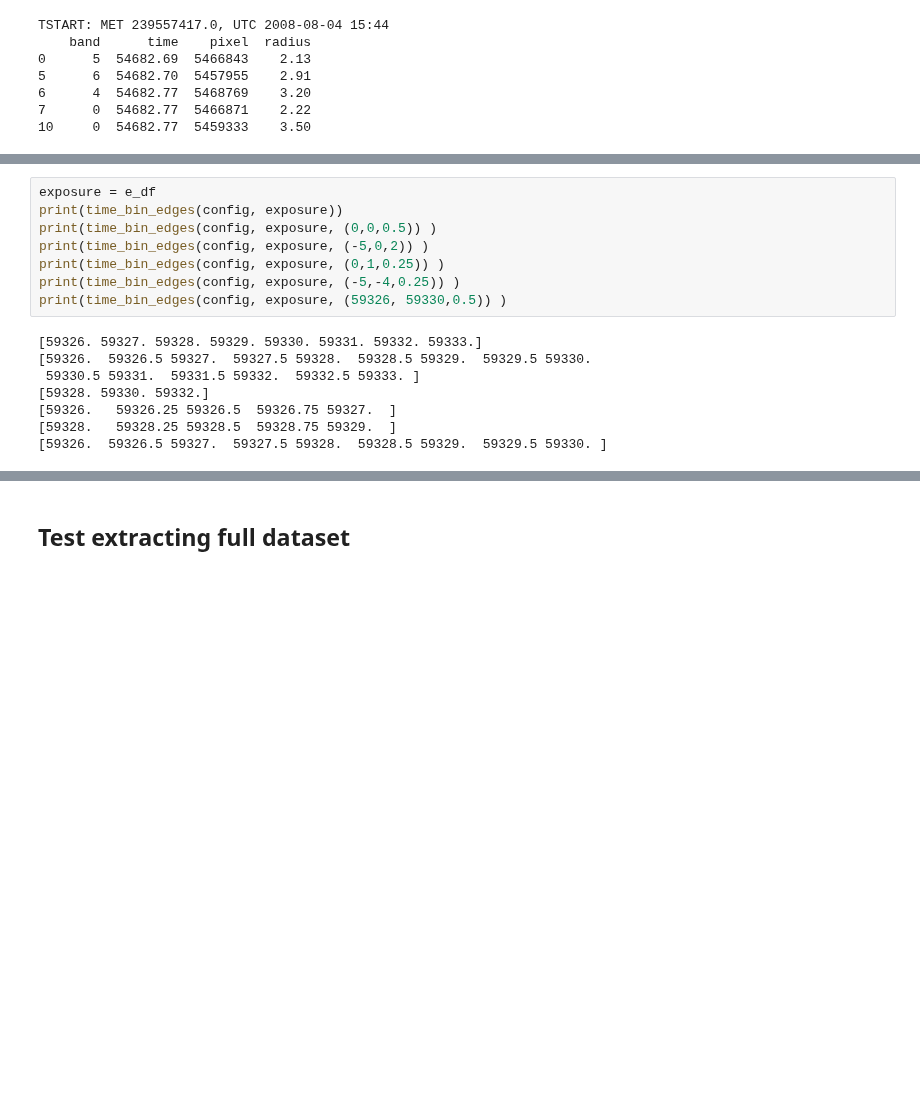
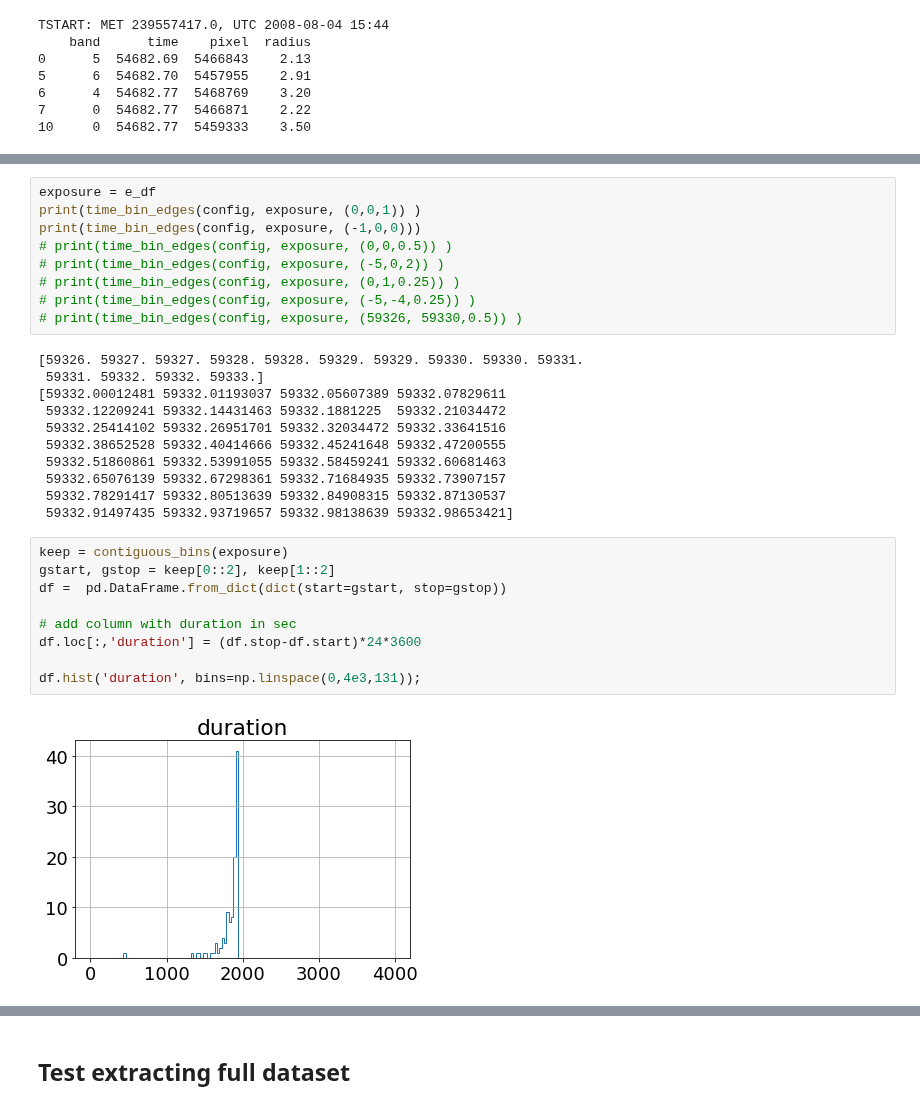
Before and after one commit to tburnett/wtlike, a Jupyter notebook: nbs/03_source_data.ipynb, the cells around one changed output, grey strips where cells are left out. Saved outputs shown, nothing was run; the diff lists cells and outputs as text; blank space fills up the shorter version.

```diff
--- a/nbs/03_source_data.ipynb
+++ b/nbs/03_source_data.ipynb
@@ -294,16 +327,31 @@ def time_bin_edges(config, exposure, tbin=(0,0,1)):
 # %%
 exposure = e_df
-print(time_bin_edges(config, exposure))
-print(time_bin_edges(config, exposure, (0,0,0.5)) )
-print(time_bin_edges(config, exposure, (-5,0,2)) )
-print(time_bin_edges(config, exposure, (0,1,0.25)) )
-print(time_bin_edges(config, exposure, (-5,-4,0.25)) )
-print(time_bin_edges(config, exposure, (59326, 59330,0.5)) )
+print(time_bin_edges(config, exposure, (0,0,1)) )
+print(time_bin_edges(config, exposure, (-1,0,0)))
+# print(time_bin_edges(config, exposure, (0,0,0.5)) )
+# print(time_bin_edges(config, exposure, (-5,0,2)) )
+# print(time_bin_edges(config, exposure, (0,1,0.25)) )
+# print(time_bin_edges(config, exposure, (-5,-4,0.25)) )
+# print(time_bin_edges(config, exposure, (59326, 59330,0.5)) )
 # %% [output]
-[59326. 59327. 59328. 59329. 59330. 59331. 59332. 59333.]
-[59326.  59326.5 59327.  59327.5 59328.  59328.5 59329.  59329.5 59330.
- 59330.5 59331.  59331.5 59332.  59332.5 59333. ]
-[59328. 59330. 59332.]
-[59326.   59326.25 59326.5  59326.75 59327.  ]
-[59328.   59328.25 59328.5  59328.75 59329.  ]
-[59326.  59326.5 59327.  59327.5 59328.  59328.5 59329.  59329.5 59330. ]
+[59326. 59327. 59327. 59328. 59328. 59329. 59329. 59330. 59330. 59331.
+ 59331. 59332. 59332. 59333.]
+[59332.00012481 59332.01193037 59332.05607389 59332.07829611
+ 59332.12209241 59332.14431463 59332.1881225  59332.21034472
+ 59332.25414102 59332.26951701 59332.32034472 59332.33641516
+ 59332.38652528 59332.40414666 59332.45241648 59332.47200555
+ 59332.51860861 59332.53991055 59332.58459241 59332.60681463
+ 59332.65076139 59332.67298361 59332.71684935 59332.73907157
+ 59332.78291417 59332.80513639 59332.84908315 59332.87130537
+ 59332.91497435 59332.93719657 59332.98138639 59332.98653421]
+# %%
+keep = contiguous_bins(exposure)
+gstart, gstop = keep[0::2], keep[1::2]
+df =  pd.DataFrame.from_dict(dict(start=gstart, stop=gstop))
+
+# add column with duration in sec
+df.loc[:,'duration'] = (df.stop-df.start)*24*3600
+
+df.hist('duration', bins=np.linspace(0,4e3,131));
+# %% [output]
+[figure, added]
```
Also changed, not shown: parts of 15 cells of this notebook, 18 other files.
